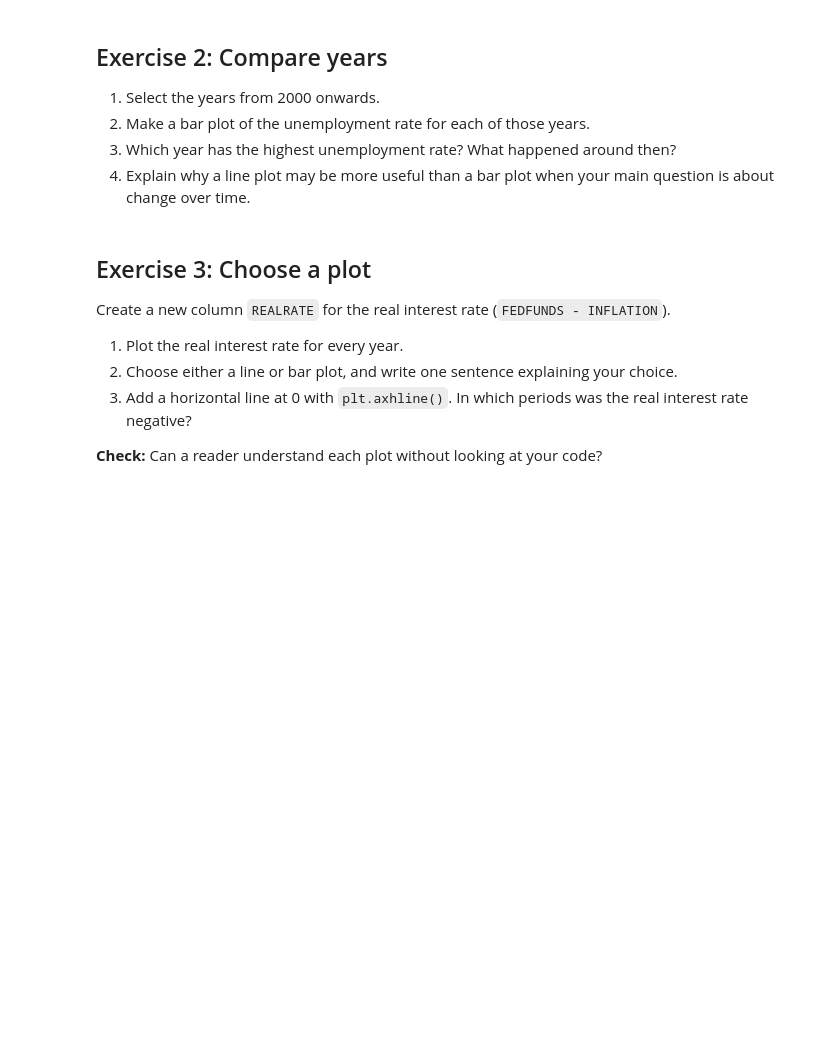
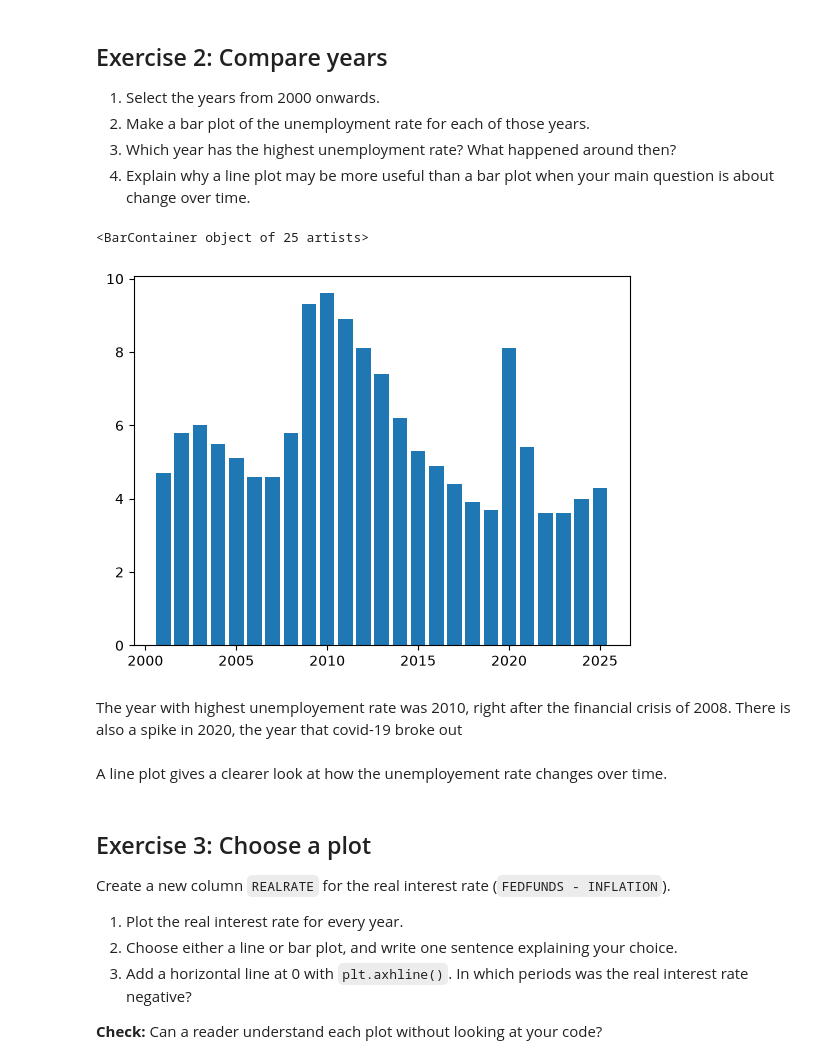
Before and after one commit to falkfrydenlund-creator/TECH2-H26, a Jupyter notebook: workshops/Practice workshops/Week09_plotting.ipynb, the cells around one changed output. Drawn from its saved outputs; the diff is of its cells as text; code cells hidden in the pictures; blank space fills up the shorter version.

```diff
--- a/workshops/Practice workshops/Week09_plotting.ipynb
+++ b/workshops/Practice workshops/Week09_plotting.ipynb
@@ -26,6 +51,17 @@ annual = pd.read_csv('../../data/FRED/FRED_annual.csv')
 2. Make a bar plot of the unemployment rate for each of those years.
 3. Which year has the highest unemployment rate? What happened around then?
 4. Explain why a line plot may be more useful than a bar plot when your main question is about change over time.
+# %%
+years_after_2000 = annual[annual['Year']>2000]
+plt.bar(years_after_2000['Year'],years_after_2000['UNRATE'])
+# %% [output]
+<BarContainer object of 25 artists>
+[figure, added]
+# %% [markdown]
+The year with highest unemployement rate was 2010, right after the financial crisis of 2008.
+There is also a spike in 2020, the year that covid-19 broke out
+# %% [markdown]
+A line plot gives a clearer look at how the unemployement rate changes over time.
 # %% [markdown]
 ## Exercise 3: Choose a plot
 
```
Also changed, not shown: parts of 5 cells of this notebook, 2 other files.
